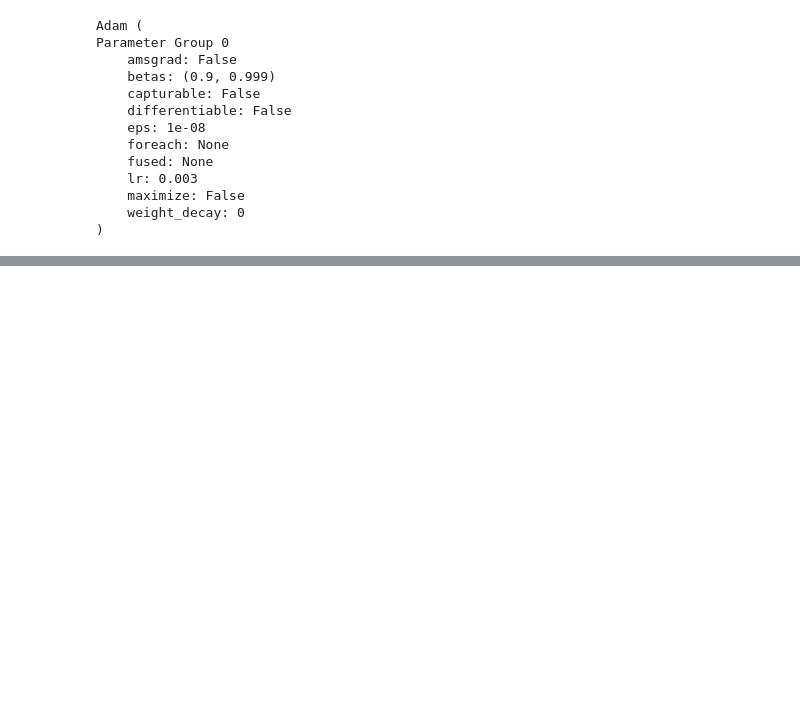
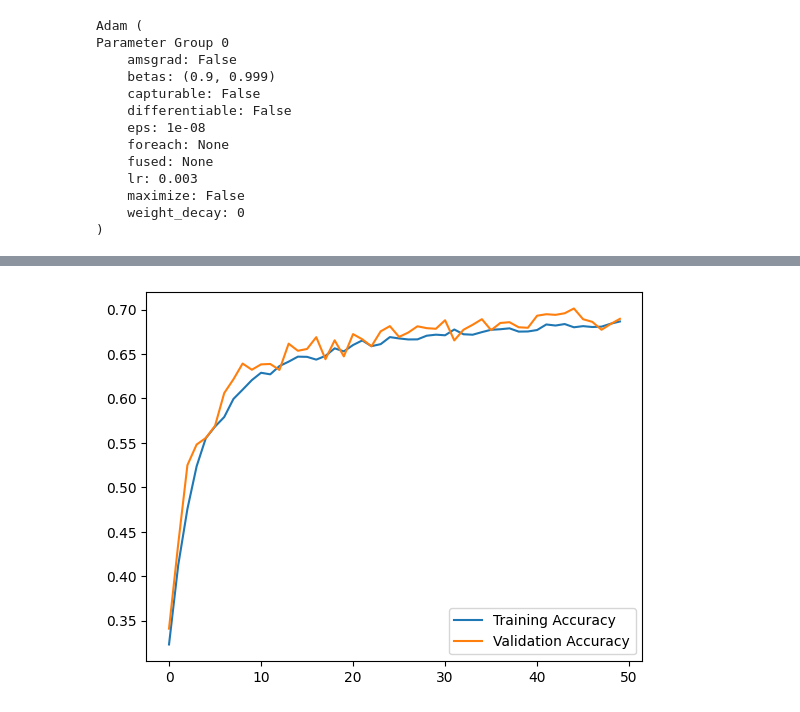
Before and after one commit to aniketsen/dl-orange, a Jupyter notebook: galaxies_basics.ipynb, the cells around one changed output, grey strips where cells are left out. Cells and saved outputs as stored; diff of their text form; code cells hidden in the pictures; blank space fills up the shorter version.

```diff
--- a/galaxies_basics.ipynb
+++ b/galaxies_basics.ipynb
@@ -388,3 +404,10 @@ Best validation accuracy: 0.695486111442248
+# %%
+plt.plot(np.array(train_accuracy), label='Training Accuracy')
+plt.plot(np.array(val_accuracy), label='Validation Accuracy')
+plt.legend()
+plt.show()
+# %% [output]
+[figure, added]
 # %%
 # predicting labels for test data and calculating accuracy
 correct = 0
```
Also changed, not shown: parts of 13 cells of this notebook.
